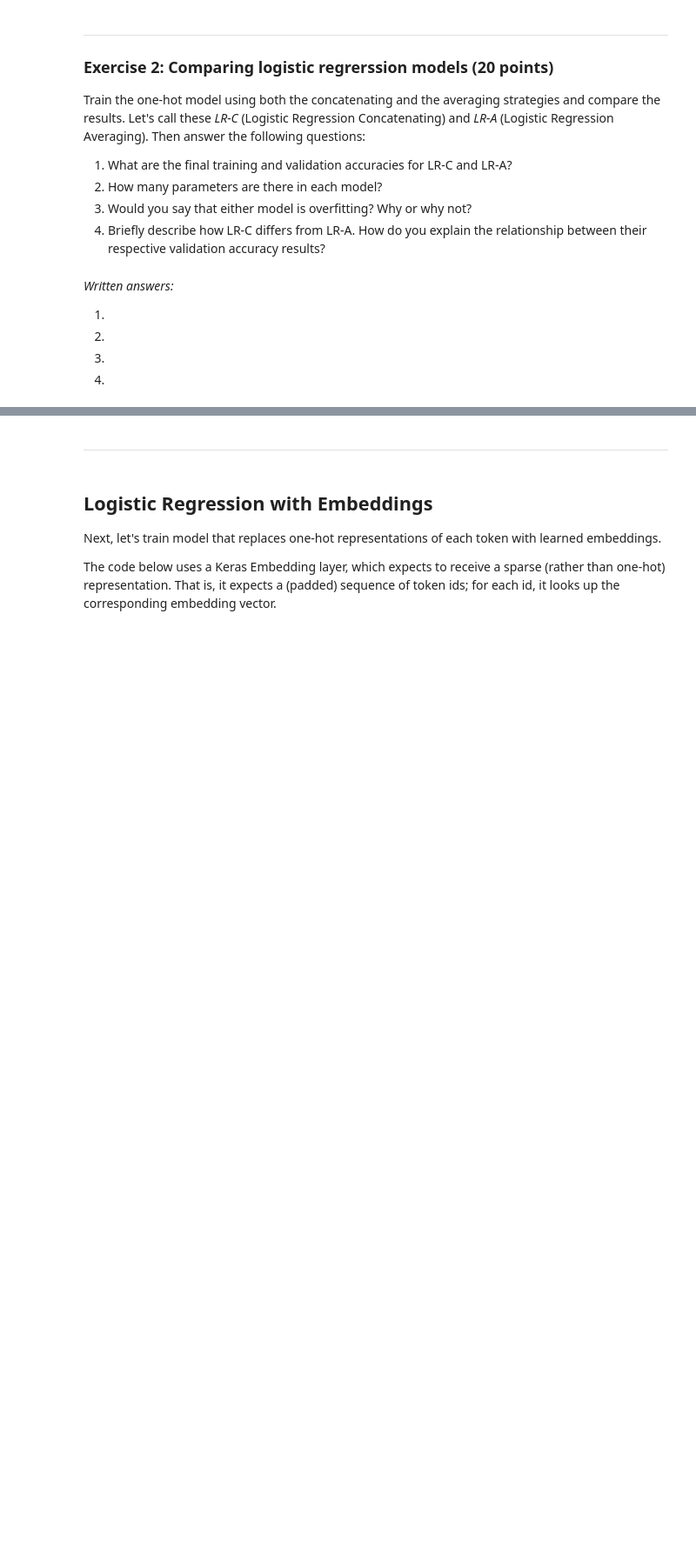
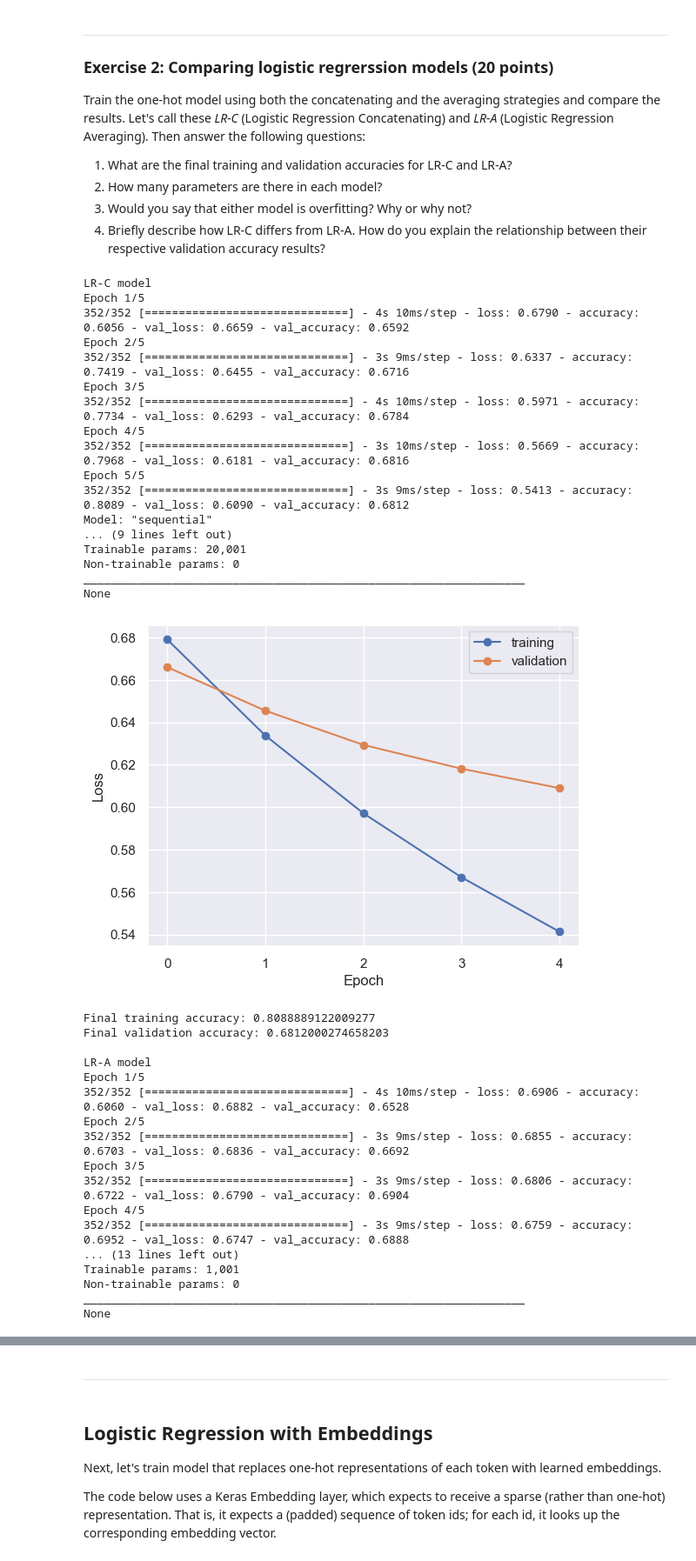
Before and after one commit to garyukong/w207-homework, a Jupyter notebook: 09 Embeddings for Text.ipynb, the cells around one changed output, grey strips where cells are left out. Shown at 87% size. Drawn from its saved outputs; the diff is of its cells as text; code cells hidden in the pictures; blank space fills up the shorter version.

```diff
--- a/09 Embeddings for Text.ipynb
+++ b/09 Embeddings for Text.ipynb
@@ -331,10 +384,72 @@ Train the one-hot model using both the concatenating and the averaging strategie
 2. How many parameters are there in each model?
 3. Would you say that either model is overfitting? Why or why not?
 4. Briefly describe how LR-C differs from LR-A. How do you explain the relationship between their respective validation accuracy results?
-# %% [markdown]
-*Written answers:*
-
-1.
-2.
-3.
-4.
+# %%
+def log_regression_experiments(average_over_positions):
+    print("LR-A model") if average_over_positions else print ("LR-C model")
+
+    model = build_onehot_model(average_over_positions=average_over_positions)
+
+    # Fit the model.
+    history = model.fit(
+    x = X_train_one_hot,  # one-hot training data
+    y = Y_train,          # corresponding binary labels
+    epochs=5,             # number of passes through the training data
+    batch_size=64,        # mini-batch size
+    validation_split=0.1, # use a fraction of the examples for validation
+    verbose=1             # display some progress output during training
+    )
+
+    # Convert the return value into a DataFrame so we can see the train loss
+    # and binary accuracy after every epoch.
+    history = pd.DataFrame(history.history)
+
+    # Print model summary to list the number of parameters
+    print(model.summary())
+
+    # Plot the training and validation loss
+    plot_history(history)
+
+    # Print the final training and validation accuracy
+    print("Final training accuracy:", history['accuracy'].iloc[-1])
+    print("Final validation accuracy:", history['val_accuracy'].iloc[-1])
+    print()
+
+log_regression_experiments(average_over_positions=False)
+log_regression_experiments(average_over_positions=True)
+# %% [output]
+LR-C model
+Epoch 1/5
+352/352 [==============================] - 4s 10ms/step - loss: 0.6790 - accuracy: 0.6056 - val_loss: 0.6659 - val_accuracy: 0.6592
+Epoch 2/5
+352/352 [==============================] - 3s 9ms/step - loss: 0.6337 - accuracy: 0.7419 - val_loss: 0.6455 - val_accuracy: 0.6716
+Epoch 3/5
+352/352 [==============================] - 4s 10ms/step - loss: 0.5971 - accuracy: 0.7734 - val_loss: 0.6293 - val_accuracy: 0.6784
+Epoch 4/5
+352/352 [==============================] - 3s 10ms/step - loss: 0.5669 - accuracy: 0.7968 - val_loss: 0.6181 - val_accuracy: 0.6816
+Epoch 5/5
+352/352 [==============================] - 3s 9ms/step - loss: 0.5413 - accuracy: 0.8089 - val_loss: 0.6090 - val_accuracy: 0.6812
+Model: "sequential"
+... (9 lines left out)
+Trainable params: 20,001
+Non-trainable params: 0
+_________________________________________________________________
+None
+[figure, added]
+Final training accuracy: 0.8088889122009277
+Final validation accuracy: 0.6812000274658203
+
+LR-A model
+Epoch 1/5
+352/352 [==============================] - 4s 10ms/step - loss: 0.6906 - accuracy: 0.6060 - val_loss: 0.6882 - val_accuracy: 0.6528
+Epoch 2/5
+352/352 [==============================] - 3s 9ms/step - loss: 0.6855 - accuracy: 0.6703 - val_loss: 0.6836 - val_accuracy: 0.6692
+Epoch 3/5
+352/352 [==============================] - 3s 9ms/step - loss: 0.6806 - accuracy: 0.6722 - val_loss: 0.6790 - val_accuracy: 0.6904
+Epoch 4/5
+352/352 [==============================] - 3s 9ms/step - loss: 0.6759 - accuracy: 0.6952 - val_loss: 0.6747 - val_accuracy: 0.6888
+... (13 lines left out)
+Trainable params: 1,001
+Non-trainable params: 0
+_________________________________________________________________
+None
```
Also changed, not shown: parts of 6 cells of this notebook.
